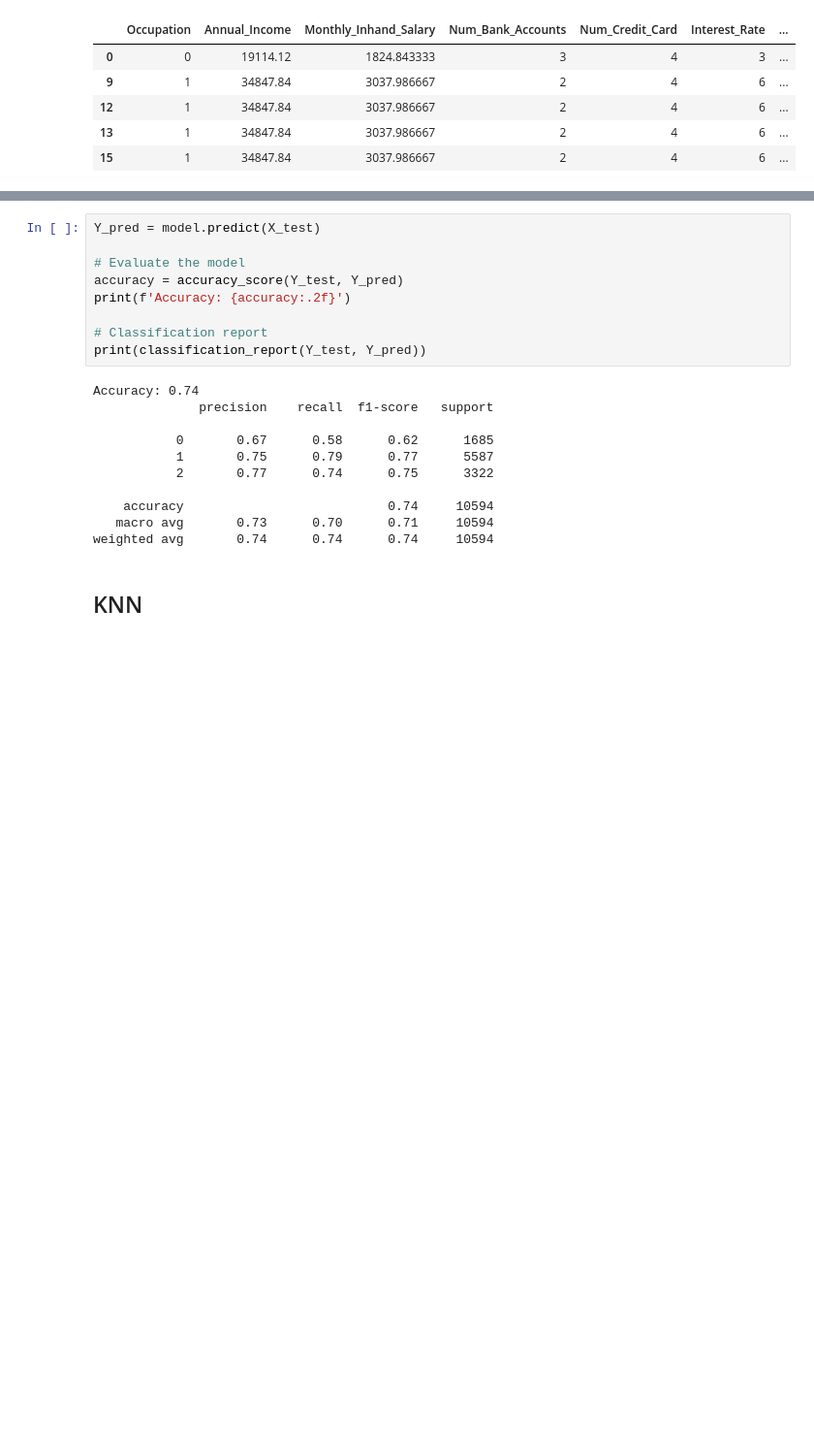
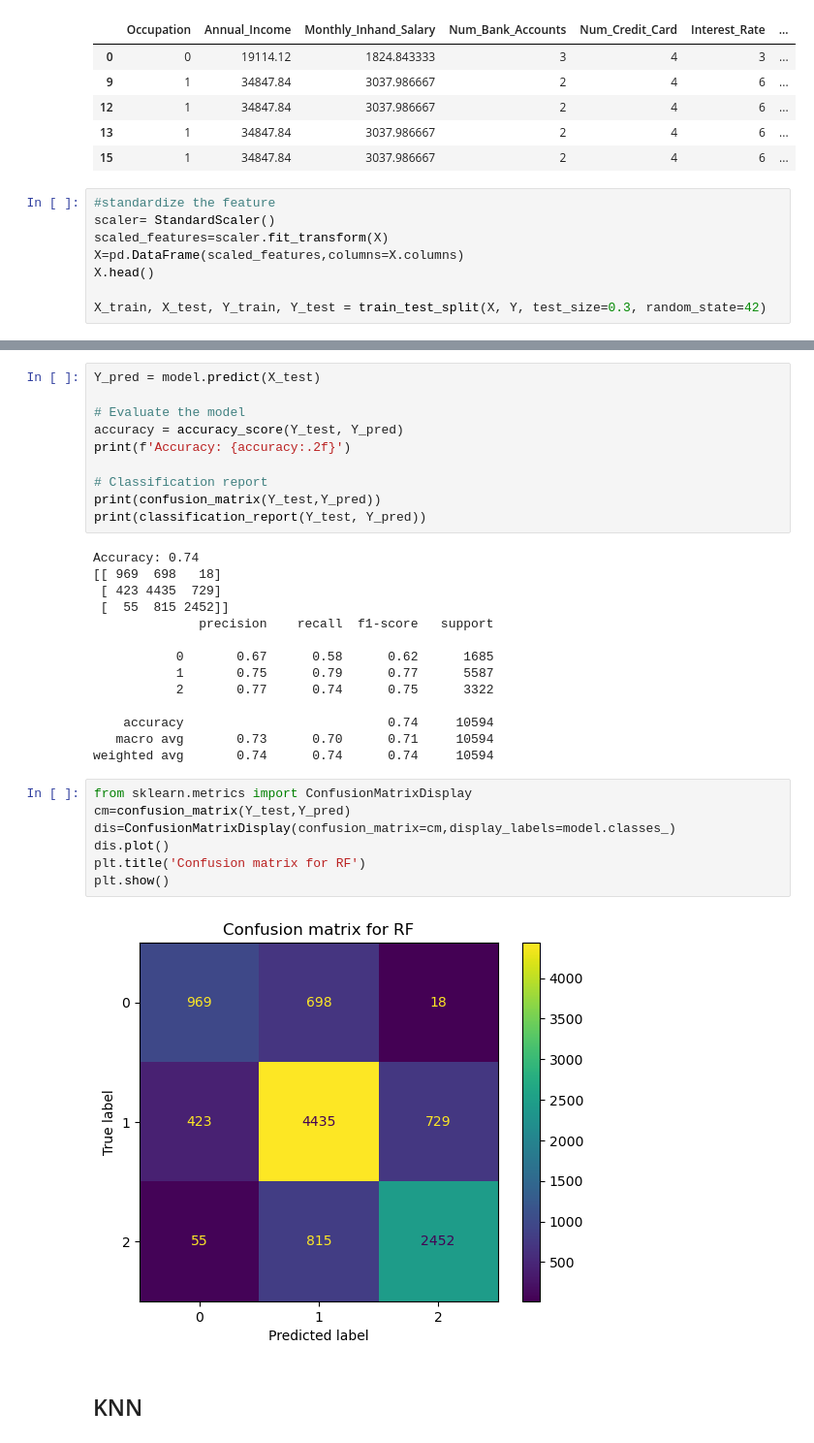
Before and after one commit to CSF0744/ECE225_final_project, a Jupyter notebook: final_project.ipynb, the cells around one changed output, grey strips where cells are left out. Shown at 97% size. Drawn from its saved outputs; the diff is of its cells as text; blank space fills up the shorter version.

Commit message:
two classification method with confusion matrix

```diff
--- a/final_project.ipynb
+++ b/final_project.ipynb
@@ -464,4 +460,12 @@ X.head()
 | 12 | 1 | 34847.84 | 3037.986667 | 2 | 4 | 6 | ... |
 | 13 | 1 | 34847.84 | 3037.986667 | 2 | 4 | 6 | ... |
 | 15 | 1 | 34847.84 | 3037.986667 | 2 | 4 | 6 | ... |
+# %%
+#standardize the feature
+scaler= StandardScaler()
+scaled_features=scaler.fit_transform(X)
+X=pd.DataFrame(scaled_features,columns=X.columns)
+X.head()
+
+X_train, X_test, Y_train, Y_test = train_test_split(X, Y, test_size=0.3, random_state=42)
 # %%
@@ -478,9 +481,13 @@ accuracy = accuracy_score(Y_test, Y_pred)
 print(f'Accuracy: {accuracy:.2f}')
 
 # Classification report
+print(confusion_matrix(Y_test,Y_pred))
 print(classification_report(Y_test, Y_pred))
 # %% [output]
 Accuracy: 0.74
+[[ 969  698   18]
+ [ 423 4435  729]
+ [  55  815 2452]]
               precision    recall  f1-score   support
 
            0       0.67      0.58      0.62      1685
@@ -490,5 +497,14 @@ Accuracy: 0.74
     accuracy                           0.74     10594
    macro avg       0.73      0.70      0.71     10594
 weighted avg       0.74      0.74      0.74     10594
+# %%
+from sklearn.metrics import ConfusionMatrixDisplay
+cm=confusion_matrix(Y_test,Y_pred)
+dis=ConfusionMatrixDisplay(confusion_matrix=cm,display_labels=model.classes_)
+dis.plot()
+plt.title('Confusion matrix for RF')
+plt.show()
+# %% [output]
+[figure, added]
 # %% [markdown]
 ## KNN
```
Also changed, not shown: parts of 12 cells of this notebook.
